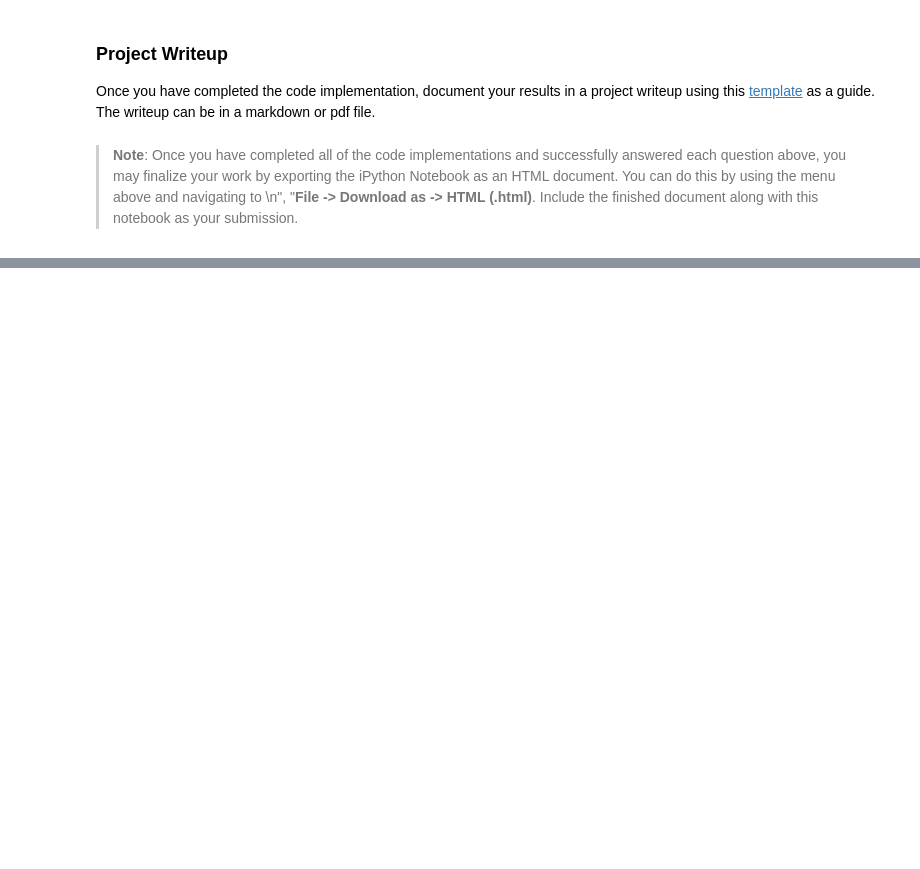
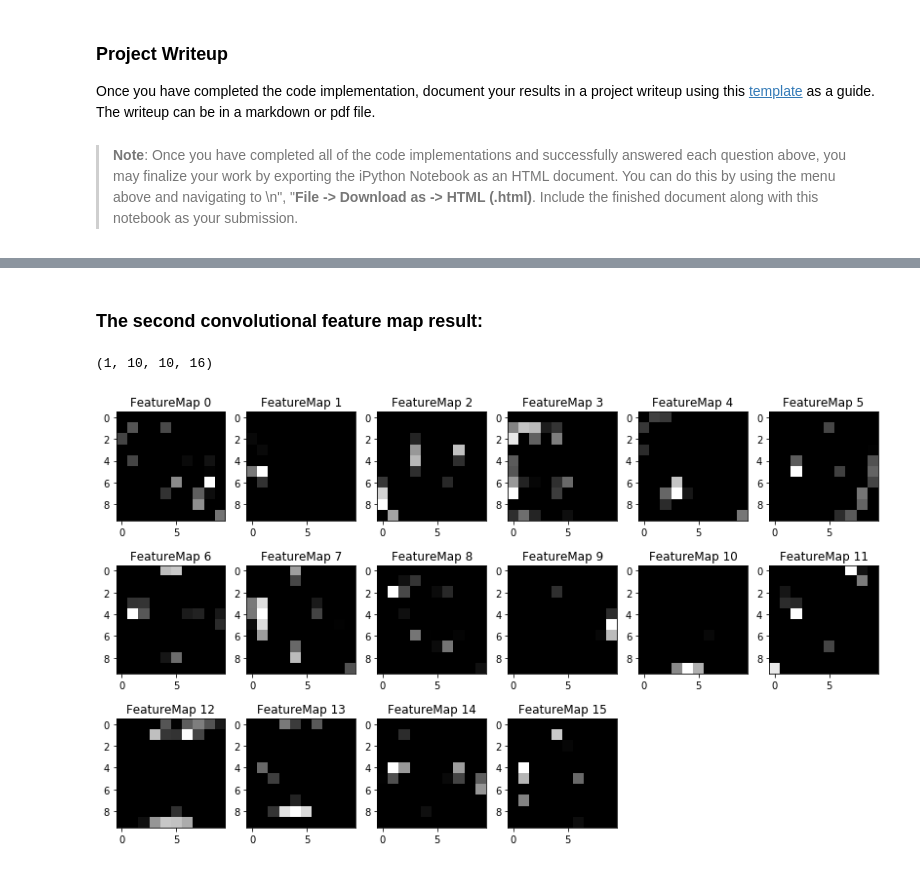
Before and after one commit to AbangLZU/CarND-Traffic-Sign-Classifier-Project, a Jupyter notebook: Traffic_Sign_Classifier.ipynb, the cells around one changed output, grey strips where cells are left out. Drawn from its saved outputs; the diff is of its cells as text; code cells hidden in the pictures; blank space fills up the shorter version.

```diff
--- a/Traffic_Sign_Classifier.ipynb
+++ b/Traffic_Sign_Classifier.ipynb
@@ -537,0 +543,7 @@ def outputFeatureMap(image_input, tf_activation, activation_min=-1, activation_m
+# %% [markdown]
+### The second convolutional feature map result:
+# %%
+outputFeatureMap(imgs_arr[1], sess, model.conv2)
+# %% [output]
+(1, 10, 10, 16)
+[figure, added]
```
Also changed, not shown: parts of 14 cells of this notebook, 4 other files.
